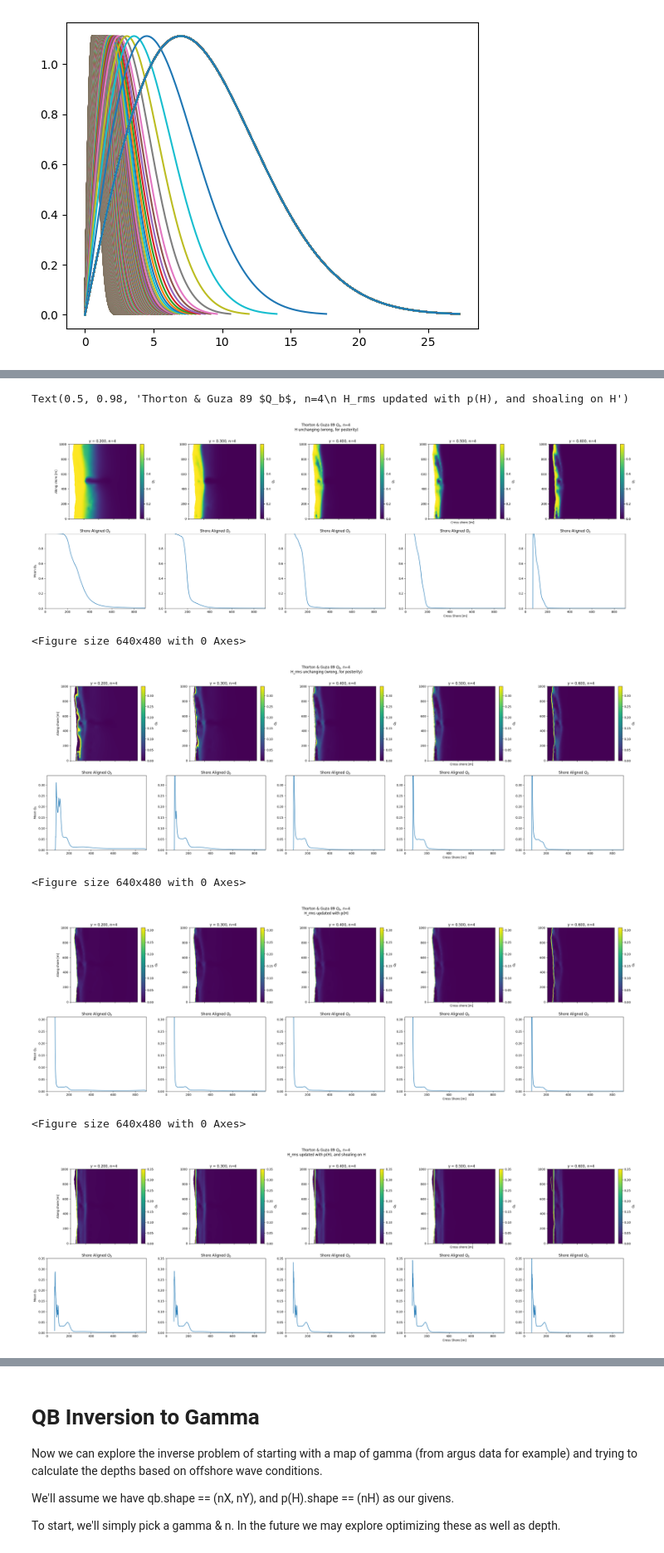
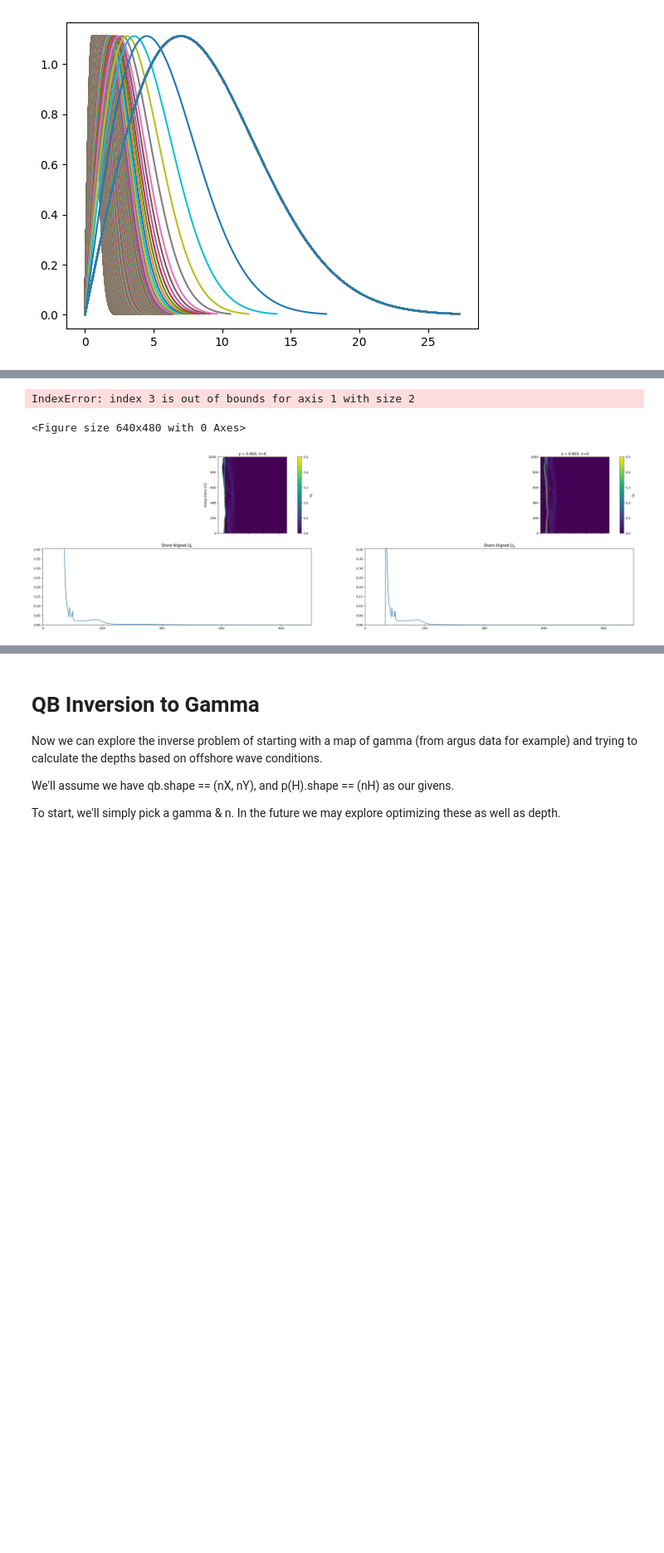
Before and after one commit to mleclair73/dunex, a Jupyter notebook: analytical_qb/analytical_qb.ipynb, the cells around one changed output, grey strips where cells are left out. Shown at 83% size. Cells and saved outputs as stored; diff of their text form; code cells hidden in the pictures; blank space fills up the shorter version.

```diff
--- a/analytical_qb/analytical_qb.ipynb
+++ b/analytical_qb/analytical_qb.ipynb
@@ -395,7 +404,7 @@ for i in reversed(range(nx-1)):
 # %%
 # I fixed to update H_rms here as H changes.
 gamma = 0.5
-i = 200
+i = 500
 update_hrms = True
 shoal_H = True # The effect of shoaling is only clearly visible at high gammas, otherwise the big waves just break and get removed from the distribution off shore
 pH = p(H)
@@ -413,8 +422,8 @@ for j in reversed(range(900)):
     h = bathy.h.values[i, j]
     if shoal_H:
         # This shifts pH onto the shoaled heights of the waves.
-        # pH = np.interp(shoaled_H, shoaled_H * shoaling_coefficient[j], pH)
-        shoaled_H = shoaled_H * shoaling_coefficient[j]
+        pH = np.interp(shoaled_H, shoaled_H * shoaling_coefficient[j], pH)
+        # shoaled_H = shoaled_H * shoaling_coefficient[j]
         # pH = pH * shoaling_coefficient[j]
 
     if update_hrms:
@@ -424,13 +433,13 @@ for j in reversed(range(900)):
     pb = pH * wH
     pH -= pb
     normalize_Hs[j] = np.maximum(np.nan_to_num(np.sum(np.trapz(pH, shoaled_H)), 1e-9), 1e-9)
-    pH = pH/np.maximum(np.nan_to_num(np.sum(np.trapz(pH, shoaled_H)), 1e-9), 1e-9)
+    pH = pH / np.maximum(np.nan_to_num(np.sum(np.trapz(pH, shoaled_H)), 1e-9), 1e-9)
 
-    c=plt.cm.jet(j/900)
+    c=plt.cm.jet(j/300)
     modified_pHs[j] = pH
 
     if j in np.concatenate([
-        np.arange(0, 100, 10),
+        np.arange(0, 100, 1),
         np.arange(100, 200, 10),
         np.arange(200, 900, 25)
     ]).flatten():
@@ -439,11 +448,11 @@ for j in reversed(range(900)):
         axs[2].plot(shoaled_H, wH, color=c)
 
     if j in np.concatenate([
-        np.arange(0, 100, 5),
+        np.arange(0, 100, 1),
         np.arange(100, 200, 5),
         np.arange(200, 900, 10)
     ]).flatten():
-        axs[3].scatter(j, np.trapz(pb, shoaled_H), color=c, s=5)
+        axs[3].scatter(j, np.minimum(1, np.trapz(pb, shoaled_H)), color=c, s=5)
         axs[4].scatter(j, h, color=c, s=5)
         axs[5].scatter(j, np.nan_to_num(np.sqrt(np.trapz(H**2 * pH, H)), 0), c='r', s=5)
 
@@ -568,37 +589,32 @@ gammas[g]=0.6
 # %%
 def plot_qbs(qb):
     fig, axs = plt.subplots(2, len(gammas), figsize=(35, 10), sharex=True, sharey=False)
     for g in range(len(gammas)):
         ax = axs[0, g]
-        im = ax.imshow((qb[g]), vmin=0, vmax=np.percentile(np.nan_to_num(qb[-1], 0), 99.5))
+        im = ax.imshow((qb[g]), vmin=0, vmax=0.5)#np.percentile(np.nan_to_num(qb[-1], 0), 99.5))
         fig.colorbar(im, ax=ax, fraction=0.051, pad=0.04, label='$Q_b$')
         ax.set_title(rf'$\gamma$ = {gammas[g]:.3f}, n={n}')
 
         ax = axs[1, g]
         ax.plot(shoreline_average(qb[g], bathy.h.values))
         ax.set_title('Shore Aligned $Q_b$')
         ax.set_ylim(0, np.percentile(np.nan_to_num(qb[-1], 0), 99.5))
 
     axs[0, 0].set_ylabel('Along shore [m]')
     axs[0, 3].set_xlabel('Cross shore [m]')
     axs[1, 0].set_ylabel('Mean $Q_b$')
     axs[1, 3].set_xlabel('Cross Shore [m]')
     axs[1, 3].set_title('Shore Aligned $Q_b$');
     return fig
 
-plot_qbs(qb_static_H).suptitle(f"Thorton & Guza 89 $Q_b$, {n=}\n H unchanging (wrong, for posterity)")
-plt.figure()
-plot_qbs(qb_static_hrms).suptitle(f"Thorton & Guza 89 $Q_b$, {n=}\n H_rms unchanging (wrong, for posterity)")
-plt.figure()
-plot_qbs(qb_changing_hrms).suptitle(f"Thorton & Guza 89 $Q_b$, {n=}\n H_rms updated with p(H)")
+# plot_qbs(qb_static_H).suptitle(f"Thorton & Guza 89 $Q_b$, {n=}\n H unchanging (wrong, for posterity)")
+# plt.figure()
+# plot_qbs(qb_static_hrms).suptitle(f"Thorton & Guza 89 $Q_b$, {n=}\n H_rms unchanging (wrong, for posterity)")
+# plt.figure()
+# plot_qbs(qb_changing_hrms).suptitle(f"Thorton & Guza 89 $Q_b$, {n=}\n H_rms updated with p(H)")
 plt.figure()
 plot_qbs(qb_changing_hrms_and_shoaling).suptitle(f"Thorton & Guza 89 $Q_b$, {n=}\n H_rms updated with p(H), and shoaling on H")
 # %% [output]
-Text(0.5, 0.98, 'Thorton & Guza 89 $Q_b$, n=4\n H_rms updated with p(H), and shoaling on H')
+IndexError: index 3 is out of bounds for axis 1 with size 2
+<Figure size 640x480 with 0 Axes>
-[figure, old version]
+[figure, new version]
-<Figure size 640x480 with 0 Axes>
-[figure, removed]
-<Figure size 640x480 with 0 Axes>
-[figure, removed]
-<Figure size 640x480 with 0 Axes>
-[figure, removed]
```
Also changed, not shown: parts of 9 cells of this notebook.
